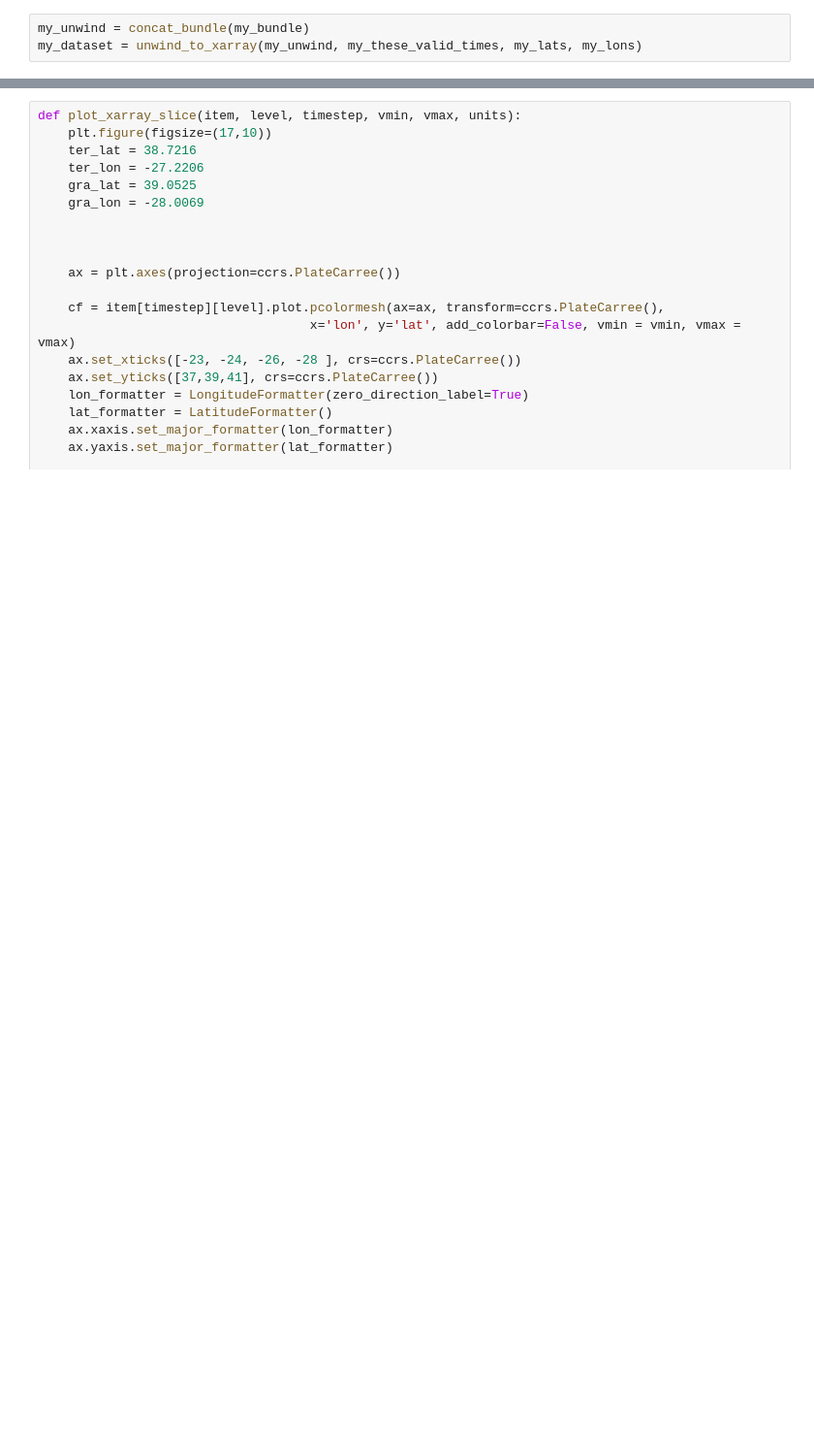
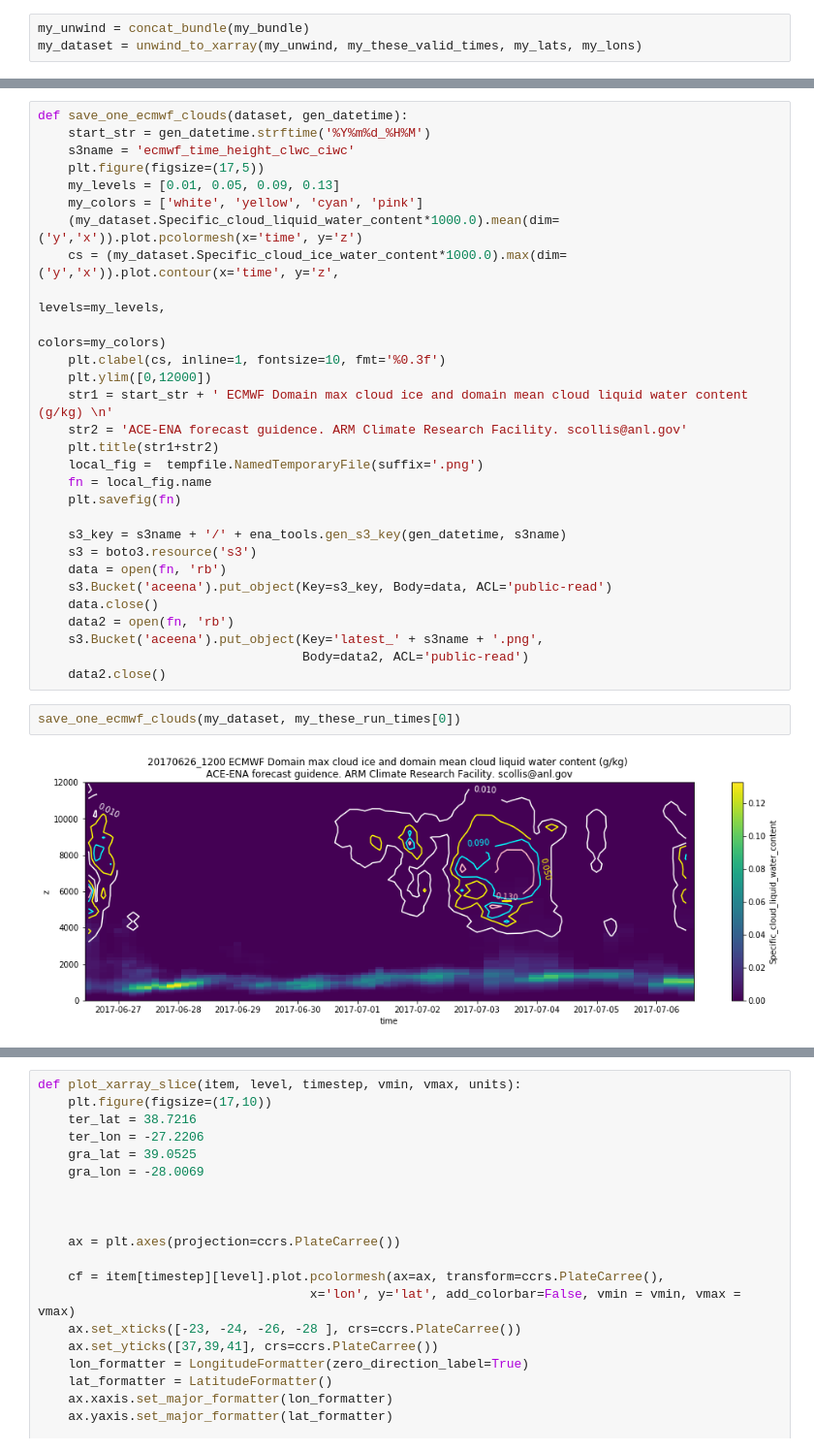
Before and after one commit to EVS-ATMOS/ACE-ENA-EVA, a Jupyter notebook: notebooks/ECMWF explore.ipynb, the cells around one changed output, grey strips where cells are left out. Shown at 97% size. Cells and saved outputs as stored; diff of their text form; blank space fills up the shorter version.

```diff
--- a/notebooks/ECMWF explore.ipynb
+++ b/notebooks/ECMWF explore.ipynb
@@ -324,0 +437,33 @@ ds.Specific_cloud_ice_water_content[0][100].plot()
+# %%
+def save_one_ecmwf_clouds(dataset, gen_datetime):
+    start_str = gen_datetime.strftime('%Y%m%d_%H%M')
+    s3name = 'ecmwf_time_height_clwc_ciwc'
+    plt.figure(figsize=(17,5))
+    my_levels = [0.01, 0.05, 0.09, 0.13]
+    my_colors = ['white', 'yellow', 'cyan', 'pink']
+    (my_dataset.Specific_cloud_liquid_water_content*1000.0).mean(dim=('y','x')).plot.pcolormesh(x='time', y='z')
+    cs = (my_dataset.Specific_cloud_ice_water_content*1000.0).max(dim=('y','x')).plot.contour(x='time', y='z',
+                                                                                         levels=my_levels,
+                                                                                         colors=my_colors)
+    plt.clabel(cs, inline=1, fontsize=10, fmt='%0.3f')
+    plt.ylim([0,12000])
+    str1 = start_str + ' ECMWF Domain max cloud ice and domain mean cloud liquid water content (g/kg) \n'
+    str2 = 'ACE-ENA forecast guidence. ARM Climate Research Facility. scollis@anl.gov'
+    plt.title(str1+str2)
+    local_fig =  tempfile.NamedTemporaryFile(suffix='.png')
+    fn = local_fig.name
+    plt.savefig(fn)
+
+    s3_key = s3name + '/' + ena_tools.gen_s3_key(gen_datetime, s3name)
+    s3 = boto3.resource('s3')
+    data = open(fn, 'rb')
+    s3.Bucket('aceena').put_object(Key=s3_key, Body=data, ACL='public-read')
+    data.close()
+    data2 = open(fn, 'rb')
+    s3.Bucket('aceena').put_object(Key='latest_' + s3name + '.png',
+                                   Body=data2, ACL='public-read')
+    data2.close()
+# %%
+save_one_ecmwf_clouds(my_dataset, my_these_run_times[0])
+# %% [output]
+[figure, added]
```
Also changed, not shown: parts of 25 cells of this notebook, 2 other files.
